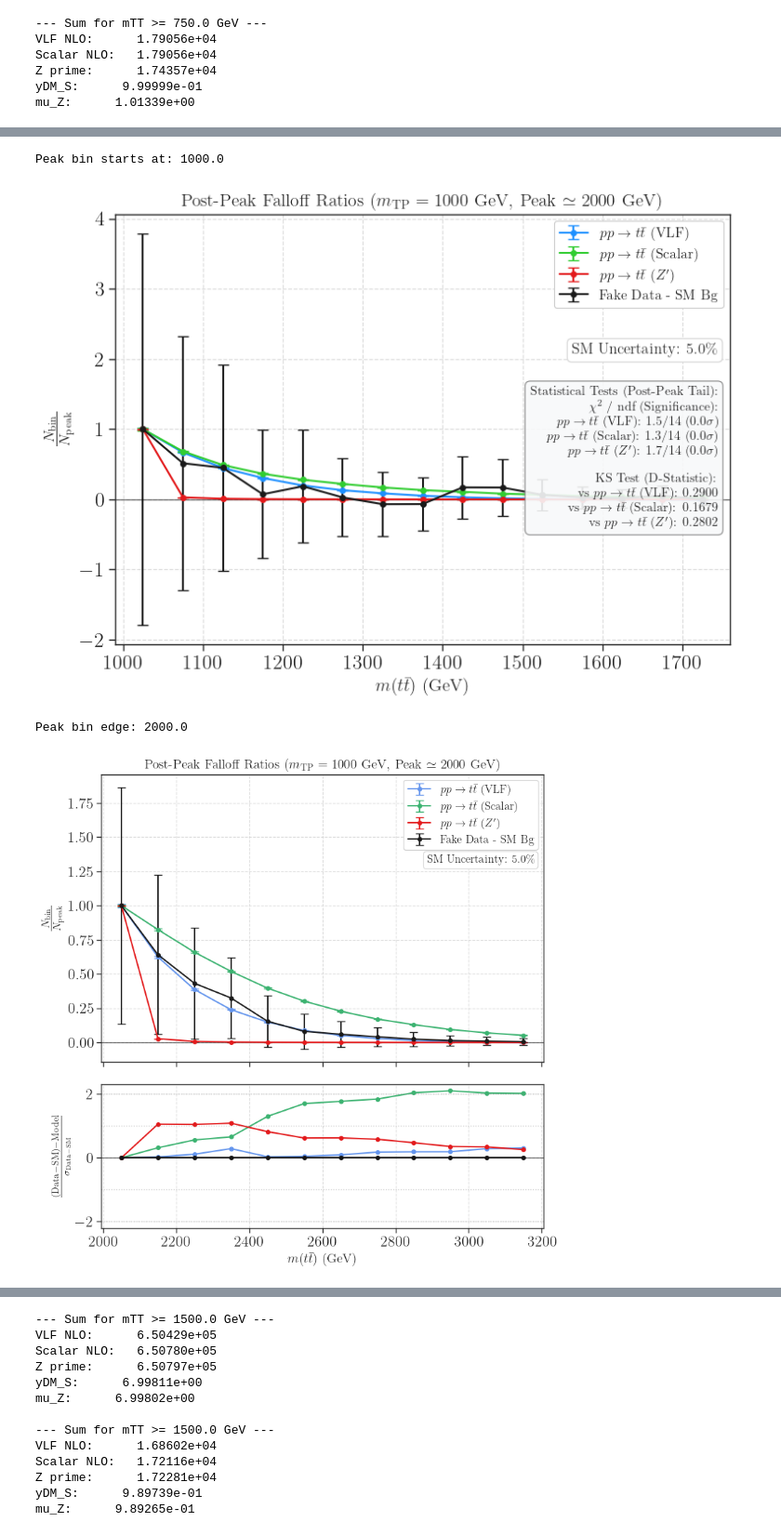
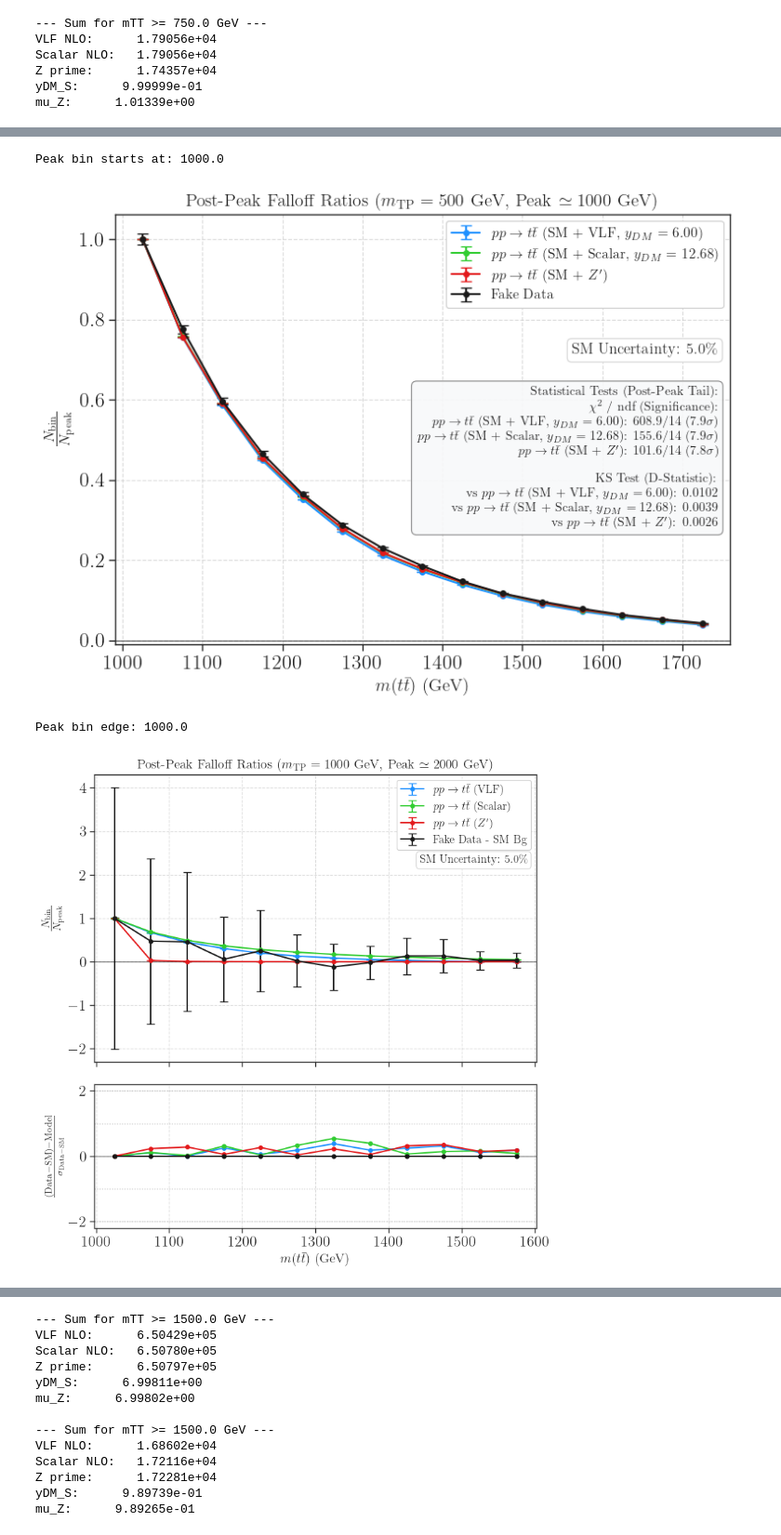
Before and after one commit to viniciusrocca/EFT_ToyModel, a Jupyter notebook: Plots/Article_method.ipynb, the cells around one changed output, grey strips where cells are left out. Shown at 93% size. Cells and saved outputs as stored; diff of their text form; code cells hidden in the pictures.

```diff
--- a/Plots/Article_method.ipynb
+++ b/Plots/Article_method.ipynb
@@ -814,7 +815,7 @@ for k in range(len(ratios)):
 # Formatting the plot to match the style of your previous physics plots
 ax.set_xlabel(r'$m(t\bar{t})$ (GeV)', fontsize=14)
 ax.set_ylabel(r'$\frac{N_{\mathrm{bin}}}{N_{\mathrm{peak}}}$', fontsize=16)
-ax.set_title(r'Post-Peak Falloff Ratios ($m_{\mathrm{TP}} = 1000$ GeV, Peak $\simeq 2000$ GeV)', fontsize=14)
+ax.set_title(r'Post-Peak Falloff Ratios ($m_{\mathrm{TP}} = 500$ GeV, Peak $\simeq 1000$ GeV)', fontsize=14)
 
 # Adding a horizontal line at 0 so you can clearly see the negative interference crossing!
 ax.axhline(0, color='black', linestyle='-', linewidth=1, alpha=0.5)
@@ -848,7 +849,7 @@ plt.savefig('Post_Peak_Falloff.png', dpi=300)
 plt.show()
 # %% [output]
 Peak bin starts at: 1000.0
-[figure, old version]
+[figure, new version]
 # %%
 import numpy as np
 import matplotlib.pyplot as plt
@@ -863,7 +864,7 @@ fake_data_minus_sm = bsm_hists[-1]
 fake_data_minus_sm_err = bsm_errs[-1]
 # ==========================================
 
-mTP = 1000.0 #GeV
+mTP = 500.0 #GeV
 n_bp = 12
 peak = 2.0 * mTP
 b_peak = 0
@@ -943,35 +944,35 @@ ax.text(0.98, 0.72, rf'SM Uncertainty: {sm_err*100:.1f}\%',
         transform=ax.transAxes,      # Use axis coordinates instead of mass data coordinates
         fontsize=12,
         verticalalignment='top',     # Anchor the text from its top edge
         horizontalalignment='right', # Anchor the text from its right edge
         bbox=dict(boxstyle='round,pad=0.3', facecolor='white', edgecolor='lightgray', alpha=1.0))
 
 ax.set_ylabel(r'$\frac{N_{\mathrm{bin}}}{N_{\mathrm{peak}}}$', fontsize=16)
 ax.set_title(r'Post-Peak Falloff Ratios ($m_{\mathrm{TP}} = 1000$ GeV, Peak $\simeq 2000$ GeV)', fontsize=14)
 ax.axhline(0, color='black', linestyle='-', linewidth=1, alpha=0.5)
 ax.grid(True, linestyle='--', alpha=0.7)
 ax.legend(fontsize=12, framealpha=1.0)
 
 # --- Bottom Plot (Significance) Formatting ---
 ax_sig.set_xlabel(r'$m(t\bar{t})$ (GeV)', fontsize=14)
 # Updated label to match the exact mathematical formula
 ax_sig.set_ylabel(r'$\frac{(\mathrm{Data} - \mathrm{SM}) - \mathrm{Model}}{\sigma_{\mathrm{Data}-\mathrm{SM}}}$', fontsize=14)
 
 # Reference lines for 0, 1 sigma, 2 sigma, etc. to easily visualize the deviations
 ax_sig.axhline(0, color='black', linestyle='-', linewidth=1, alpha=0.5)
 ax_sig.axhline(1, color='gray', linestyle=':', linewidth=1, alpha=0.5)
 ax_sig.axhline(2, color='gray', linestyle=':', linewidth=1, alpha=0.5)
 ax_sig.axhline(-1, color='gray', linestyle=':', linewidth=1, alpha=0.5)
 ax_sig.axhline(-2, color='gray', linestyle=':', linewidth=1, alpha=0.5)
 
 ax_sig.grid(True, linestyle='--', alpha=0.7)
 
 plt.tight_layout()
 plt.savefig('Post_Peak_Falloff_with_Sigmas.png', dpi=300)
 plt.show()
 # %% [output]
-Peak bin edge: 2000.0
+Peak bin edge: 1000.0
-[figure, old version]
+[figure, new version]
 # %%
 # Loop over the masses configurations. Each mass configuration has 4 items (2 models x 2 processes: qq, gg)
 for i in range(0, len(data_NLO), 4):
```
Also changed, not shown: parts of 4 cells of this notebook.
